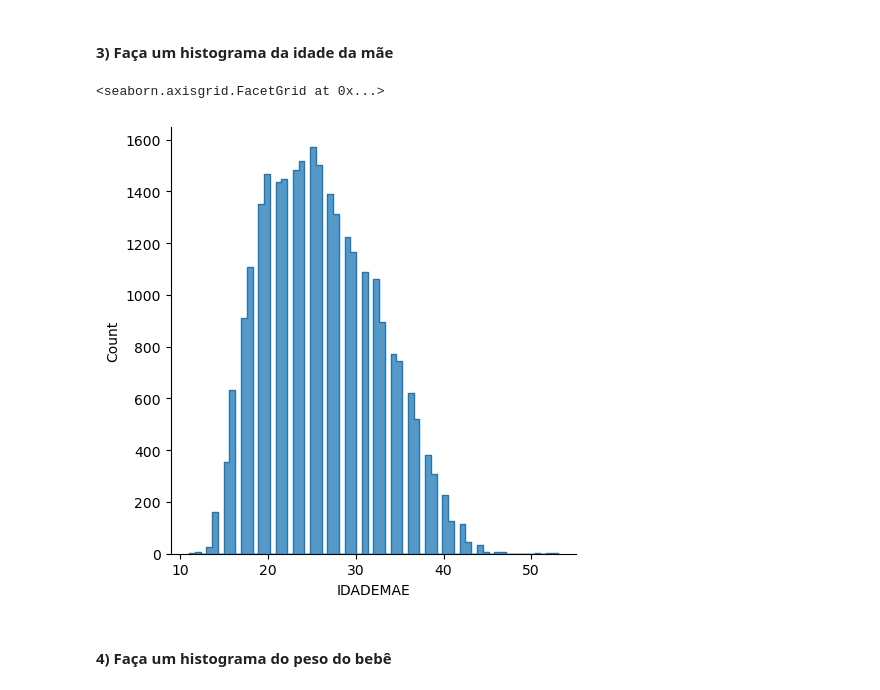
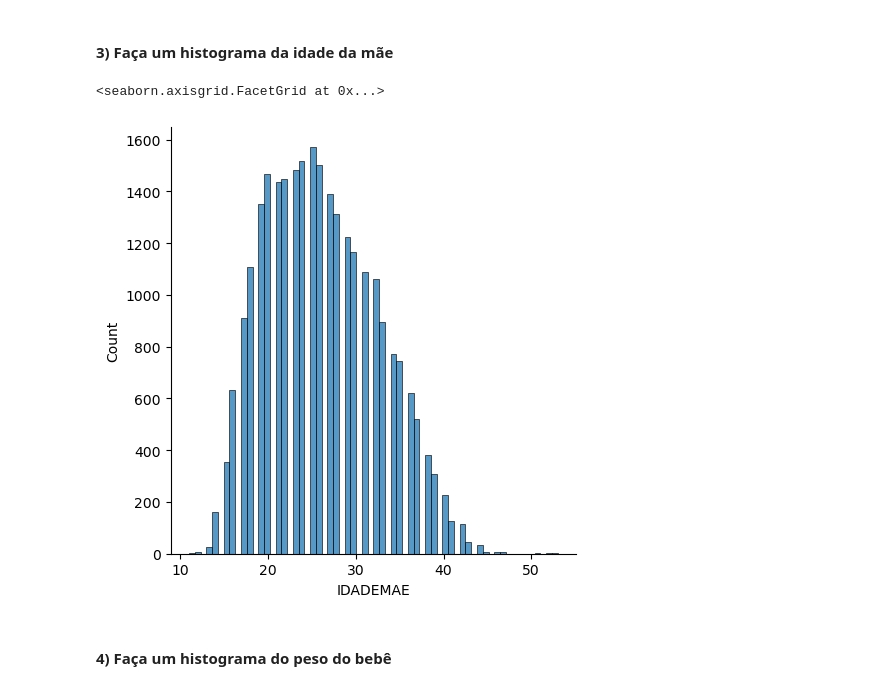
Before and after one commit to KaioPauloSilva/EBAC_cientista_de_dados, a Jupyter notebook: Cientista_modulo06/Tarefa2/mod06 Tarefa 2.ipynb, the cells around one changed output. Cells and saved outputs as stored; diff of their text form; code cells hidden in the pictures.

```diff
--- a/Cientista_modulo06/Tarefa2/mod06 Tarefa 2.ipynb
+++ b/Cientista_modulo06/Tarefa2/mod06 Tarefa 2.ipynb
@@ -26,11 +26,10 @@ sns.boxplot(y = 'PESO', data=sinasc)
 # %%
 sns.displot(x = 'IDADEMAE',
             data=sinasc,
-            element = 'step'
            )
 # %% [output]
 <seaborn.axisgrid.FacetGrid at 0x...>
-[figure, old version]
+[figure, new version]
 # %% [markdown]
 #### 4) Faça um histograma do peso do bebê
 # %%
```
Also changed, not shown: 3 other files.
